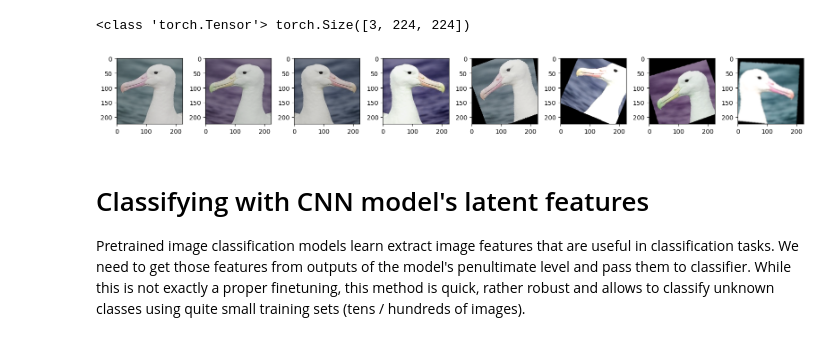
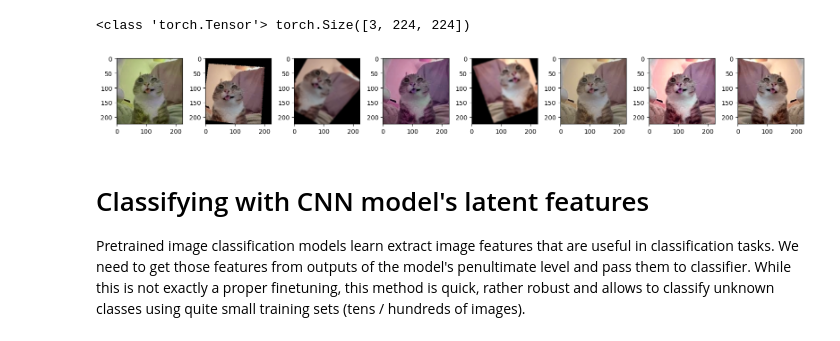
Before and after one commit to succSeeded/dl-2025, a Jupyter notebook: hws/week04_finetuning/seminar_pytorch.ipynb, the cells around one changed output. Cells and saved outputs as stored; diff of their text form; code cells hidden in the pictures.

```diff
--- a/hws/week04_finetuning/seminar_pytorch.ipynb
+++ b/hws/week04_finetuning/seminar_pytorch.ipynb
@@ -176,6 +171,6 @@ Play with imahes from these and other (yours) URLS. Note how object outsize of i
 # %%
 for i, c in imagenet_labels.items():
-    if c=="otter":
+    if c=="pizza":
         pizza_class=i
         print(i, " ", c)
 # %% [output]
@@ -190,13 +185,13 @@ img_torch = transforms.Resize((224, 224))(img_torch)
 img_torch = img_torch.unsqueeze(0)
 img_torch = img_torch.to(device)
 img_torch.requires_grad = True
-img_opt = torch.optim.Adam([img_torch], lr=0.5)
+img_opt = torch.optim.Adam([img_torch], lr=0.01)
 # %%
 img_torch.max()
 # %% [output]
 tensor(0.9693, device='cuda:0', grad_fn=<MaxBackward1>)
 # %%
-for i in range(18):
+for i in range(10):
     prediction = model(img_torch)
     logprobs = torch.log_softmax(prediction, dim=-1)
     logp_pizza = logprobs[0, pizza_class]
@@ -272,32 +262,33 @@ print(type(img_torch), img_torch.shape)
 # %% [output]
 <class 'torch.Tensor'> torch.Size([3, 224, 224])
 # %%
-img = Image.open(requests.get('https://github.com/yandexdataschool/Practical_DL/blob/fall24/week04_finetuning/sample_images/albatross.jpg?raw=true', stream=True).raw)
+# img = Image.open(requests.get('https://github.com/yandexdataschool/Practical_DL/blob/fall24/week04_finetuning/sample_images/albatross.jpg?raw=true', stream=True).raw)
+img = Image.open(os.path.join(os.getcwd(),'data','rigby.jpg'))  # alternative source
 # img = Image.open('sample_images/albatross.jpg')  # alternative source
 
 # Demo of augmentations for train pipeline
 
 transform_pipeline_2 = transforms.Compose([
     transforms.RandomCrop((224, 224)),
     transforms.ColorJitter(brightness=0.2, contrast=0.2, saturation=0.2, hue=0.2),
     transforms.RandomApply([
         transforms.RandomAffine(degrees=30, translate=(0.2, 0.2)),
         transforms.RandomRotation(30),
         transforms.GaussianBlur(kernel_size=25),
     ], p=0.5),
     transforms.RandomHorizontalFlip(),
     # transforms.RandomVerticalFlip(),  # not always applicable
     transforms.ToTensor(),
     # transforms.Normalize(mean=[0.485, 0.456, 0.406], std=[0.229, 0.224, 0.225]),  # Optional: normalizes imaged according to ImageNet standards
 ])
 
 fig, axs = plt.subplots(1, 8, figsize=(16, 4))
 for i, ax in enumerate(axs.ravel()):
     img_2 = transform_pipeline_2(img)
     ax.imshow(img_2.permute(1, 2, 0))
 plt.tight_layout()
 # %% [output]
-[figure, old version]
+[figure, new version]
 # %% [markdown]
 # Classifying with CNN model's latent features
 Pretrained image classification models learn extract image features that are useful in classification tasks. We need to get those features from outputs of the model's penultimate level and pass them to classifier.
```
Also changed, not shown: parts of 23 cells of this notebook, 1 other file.
